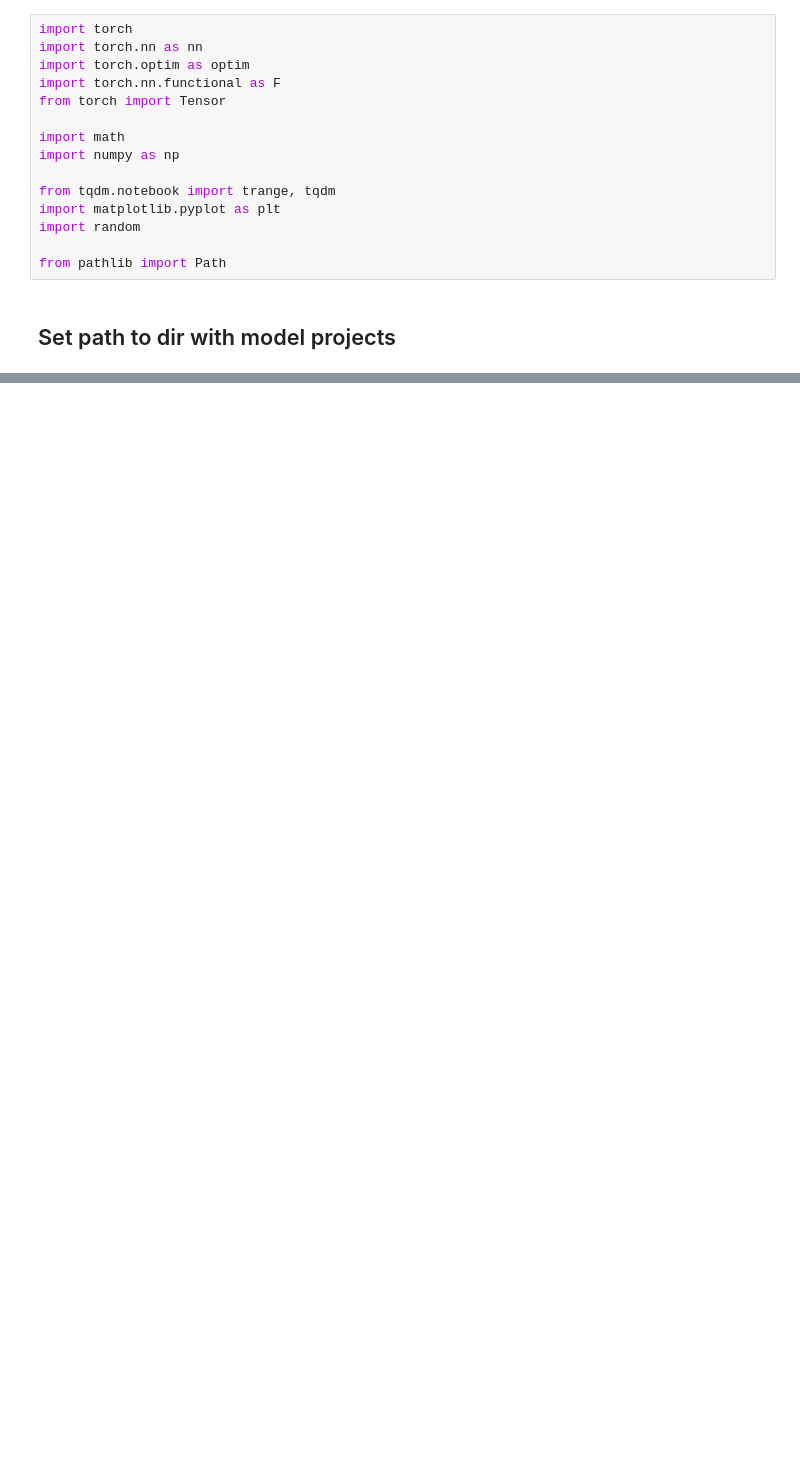
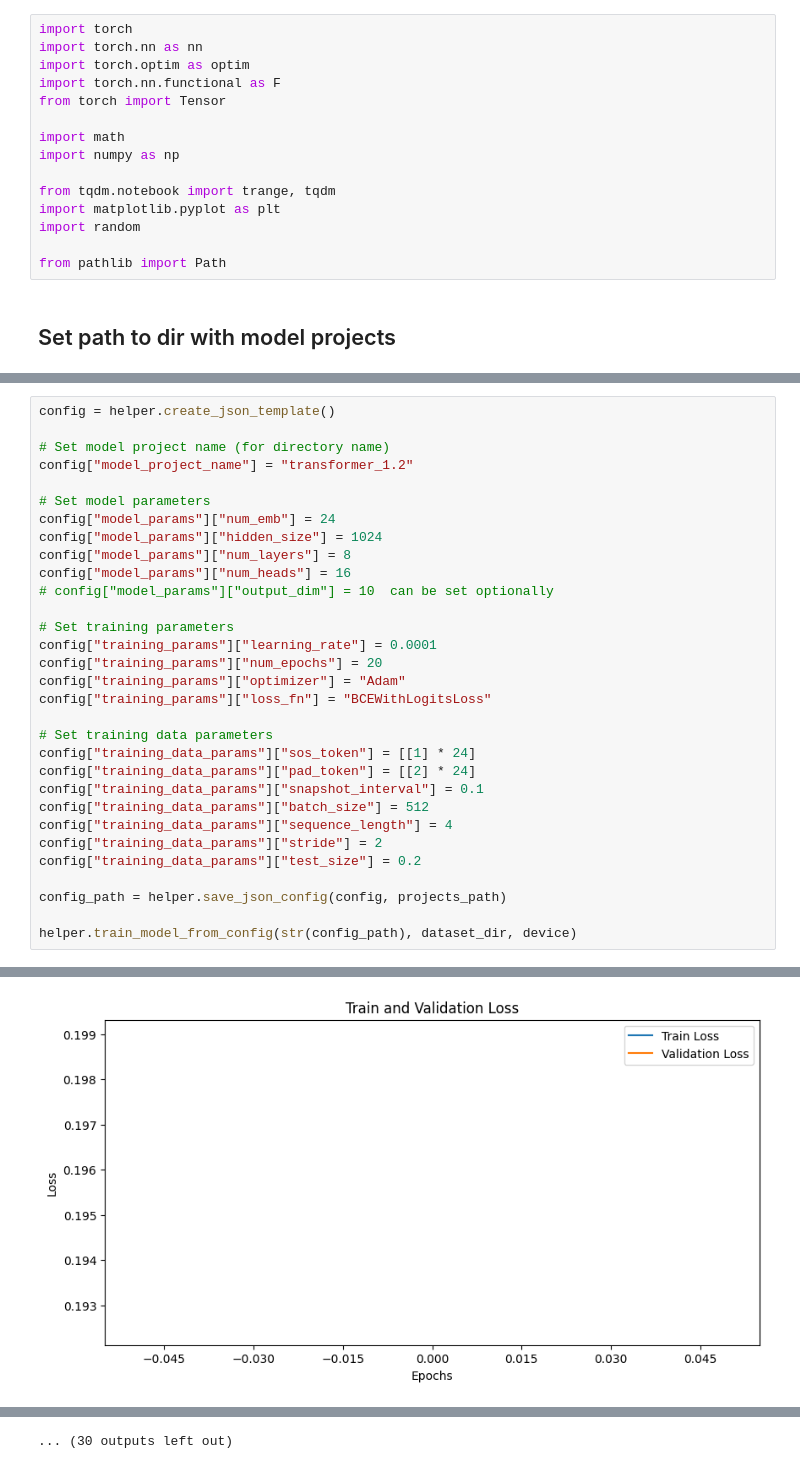
Before and after one commit to spirio-sessions/minus1, a Jupyter notebook: transformer_decoder_training/jupyter_notebooks/piano_training/training_with_template.ipynb, the cells around one changed output, grey strips where cells are left out. Drawn from its saved outputs; the diff is of its cells as text; blank space fills up the shorter version.

```diff
--- a/transformer_decoder_training/jupyter_notebooks/piano_training/training_with_template.ipynb
+++ b/transformer_decoder_training/jupyter_notebooks/piano_training/training_with_template.ipynb
@@ -76,0 +87,32 @@ Epoch: 6, Train loss: 16.813, Val loss: 16.641, Epoch time = 20.895s
+# %%
+config = helper.create_json_template()
+
+# Set model project name (for directory name)
+config["model_project_name"] = "transformer_1.2"
+
+# Set model parameters
+config["model_params"]["num_emb"] = 24
+config["model_params"]["hidden_size"] = 1024
+config["model_params"]["num_layers"] = 8
+config["model_params"]["num_heads"] = 16
+# config["model_params"]["output_dim"] = 10  can be set optionally
+
+# Set training parameters
+config["training_params"]["learning_rate"] = 0.0001
+config["training_params"]["num_epochs"] = 20
+config["training_params"]["optimizer"] = "Adam"
+config["training_params"]["loss_fn"] = "BCEWithLogitsLoss"
+
+# Set training data parameters
+config["training_data_params"]["sos_token"] = [[1] * 24]
+config["training_data_params"]["pad_token"] = [[2] * 24]
+config["training_data_params"]["snapshot_interval"] = 0.1
+config["training_data_params"]["batch_size"] = 512
+config["training_data_params"]["sequence_length"] = 4
+config["training_data_params"]["stride"] = 2
+config["training_data_params"]["test_size"] = 0.2
+
+config_path = helper.save_json_config(config, projects_path)
+
+helper.train_model_from_config(str(config_path), dataset_dir, device)
+# %% [output]
@@ -76,0 +137 @@ Epoch: 6, Train loss: 16.813, Val loss: 16.641, Epoch time = 20.895s
+[figure, added]
@@ -76,0 +147 @@ Epoch: 6, Train loss: 16.813, Val loss: 16.641, Epoch time = 20.895s
+... (30 outputs left out)
```
Also changed, not shown: parts of 7 cells of this notebook, 1 other file.
